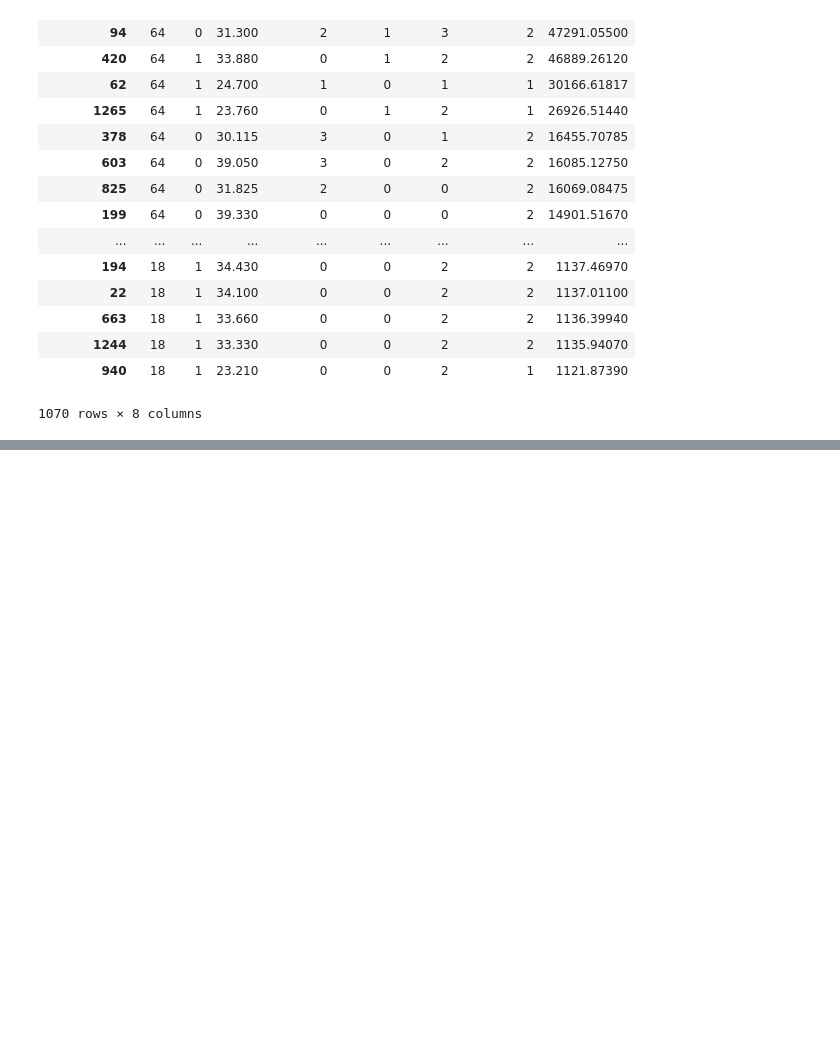
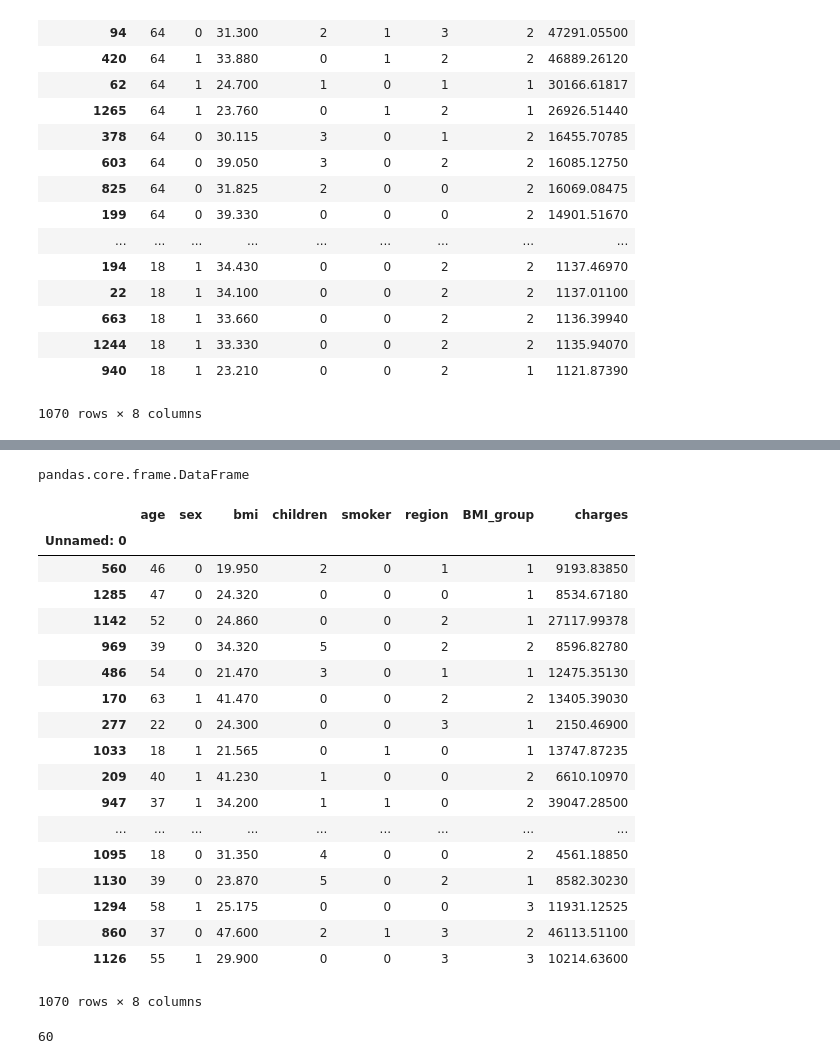
Before and after one commit to sumitdwivedi565/E441_Docs, a Jupyter notebook: Pandas.ipynb, the cells around one changed output, grey strips where cells are left out. Drawn from its saved outputs; the diff is of its cells as text; code cells hidden in the pictures; blank space fills up the shorter version.

```diff
--- a/Pandas.ipynb
+++ b/Pandas.ipynb
@@ -269,0 +310,31 @@ insurance_df.sort_values(by=['age','charges'],ascending=False)
+# %%
+type(insurance_df[['age','bmi']].head())
+# %% [output]
+pandas.core.frame.DataFrame
+# %%
+insurance_df
+# %% [output]
+|  | age | sex | bmi | children | smoker | region | BMI_group | charges |
+| Unnamed: 0 |  |  |  |  |  |  |  |  |
+| 560 | 46 | 0 | 19.950 | 2 | 0 | 1 | 1 | 9193.83850 |
+| 1285 | 47 | 0 | 24.320 | 0 | 0 | 0 | 1 | 8534.67180 |
+| 1142 | 52 | 0 | 24.860 | 0 | 0 | 2 | 1 | 27117.99378 |
+| 969 | 39 | 0 | 34.320 | 5 | 0 | 2 | 2 | 8596.82780 |
+| 486 | 54 | 0 | 21.470 | 3 | 0 | 1 | 1 | 12475.35130 |
+| 170 | 63 | 1 | 41.470 | 0 | 0 | 2 | 2 | 13405.39030 |
+| 277 | 22 | 0 | 24.300 | 0 | 0 | 3 | 1 | 2150.46900 |
+| 1033 | 18 | 1 | 21.565 | 0 | 1 | 0 | 1 | 13747.87235 |
+| 209 | 40 | 1 | 41.230 | 1 | 0 | 0 | 2 | 6610.10970 |
+| 947 | 37 | 1 | 34.200 | 1 | 1 | 0 | 2 | 39047.28500 |
+| ... | ... | ... | ... | ... | ... | ... | ... | ... |
+| 1095 | 18 | 0 | 31.350 | 4 | 0 | 0 | 2 | 4561.18850 |
+| 1130 | 39 | 0 | 23.870 | 5 | 0 | 2 | 1 | 8582.30230 |
+| 1294 | 58 | 1 | 25.175 | 0 | 0 | 0 | 3 | 11931.12525 |
+| 860 | 37 | 0 | 47.600 | 2 | 1 | 3 | 2 | 46113.51100 |
+| 1126 | 55 | 1 | 29.900 | 0 | 0 | 3 | 3 | 10214.63600 |
+1070 rows × 8 columns
+# %%
+# restricting total number of rows in a dataframe
+pd.get_option("display.max_rows")
+# %% [output]
+60
```
Also changed, not shown: parts of 32 cells of this notebook.
